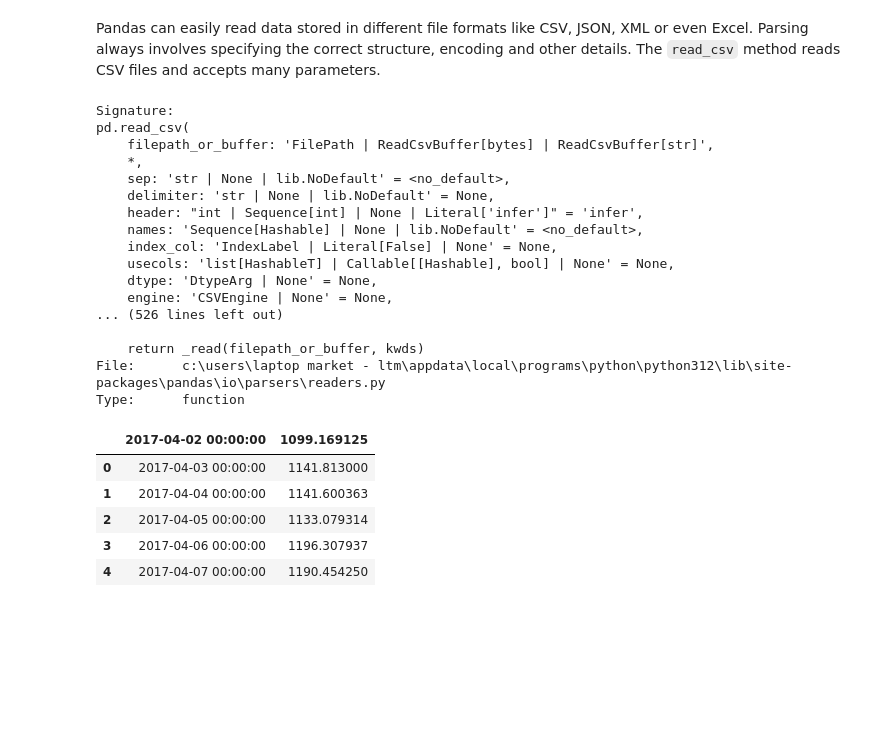
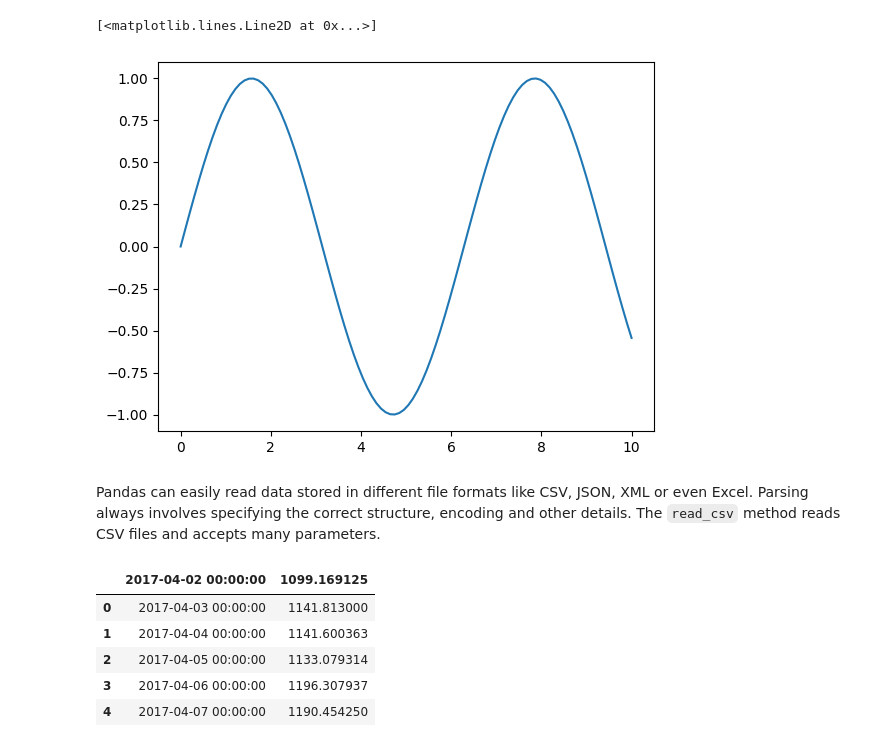
Before and after one commit to RemiJolian/Data-Analysis, a Jupyter notebook: Intro-to-pandas-master/5 - Pandas - Reading CSV and Basic Plotting.ipynb, the cells around one changed output. Saved outputs shown, nothing was run; the diff lists cells and outputs as text; code cells hidden in the pictures; blank space fills up the shorter version.

```diff
--- a/Intro-to-pandas-master/5 - Pandas - Reading CSV and Basic Plotting.ipynb
+++ b/Intro-to-pandas-master/5 - Pandas - Reading CSV and Basic Plotting.ipynb
@@ -21,22 +24,20 @@ import matplotlib.pyplot as plt
+# %%
+import numpy as np
+import pandas as pd
+import matplotlib.pyplot as plt
+
+# This line ensures that the plots are displayed inline in the Jupyter notebook
+%matplotlib inline
+
+# Sample data
+x = np.linspace(0, 10, 100)
+y = np.sin(x)
+
+# Plotting the data
+plt.plot(x, y)
+# The plot will be displayed inline without the need to call plt.show()
+# %% [output]
+[<matplotlib.lines.Line2D at 0x...>]
+[figure, added]
 # %% [markdown]
 Pandas can easily read data stored in different file formats like CSV, JSON, XML or even Excel. Parsing always involves specifying the correct structure, encoding and other details. The `read_csv` method reads CSV files and accepts many parameters.
-# %%
-pd.read_csv??
-# %% [output]
-Signature:
-pd.read_csv(
-    filepath_or_buffer: 'FilePath | ReadCsvBuffer[bytes] | ReadCsvBuffer[str]',
-    *,
-    sep: 'str | None | lib.NoDefault' = <no_default>,
-    delimiter: 'str | None | lib.NoDefault' = None,
-    header: "int | Sequence[int] | None | Literal['infer']" = 'infer',
-    names: 'Sequence[Hashable] | None | lib.NoDefault' = <no_default>,
-    index_col: 'IndexLabel | Literal[False] | None' = None,
-    usecols: 'list[HashableT] | Callable[[Hashable], bool] | None' = None,
-    dtype: 'DtypeArg | None' = None,
-    engine: 'CSVEngine | None' = None,
-... (526 lines left out)
-
-    return _read(filepath_or_buffer, kwds)
-File:      c:\users\laptop market - ltm\appdata\local\programs\python\python312\lib\site-packages\pandas\io\parsers\readers.py
-Type:      function
```
Also changed, not shown: parts of 2 cells of this notebook, 2 other files.
